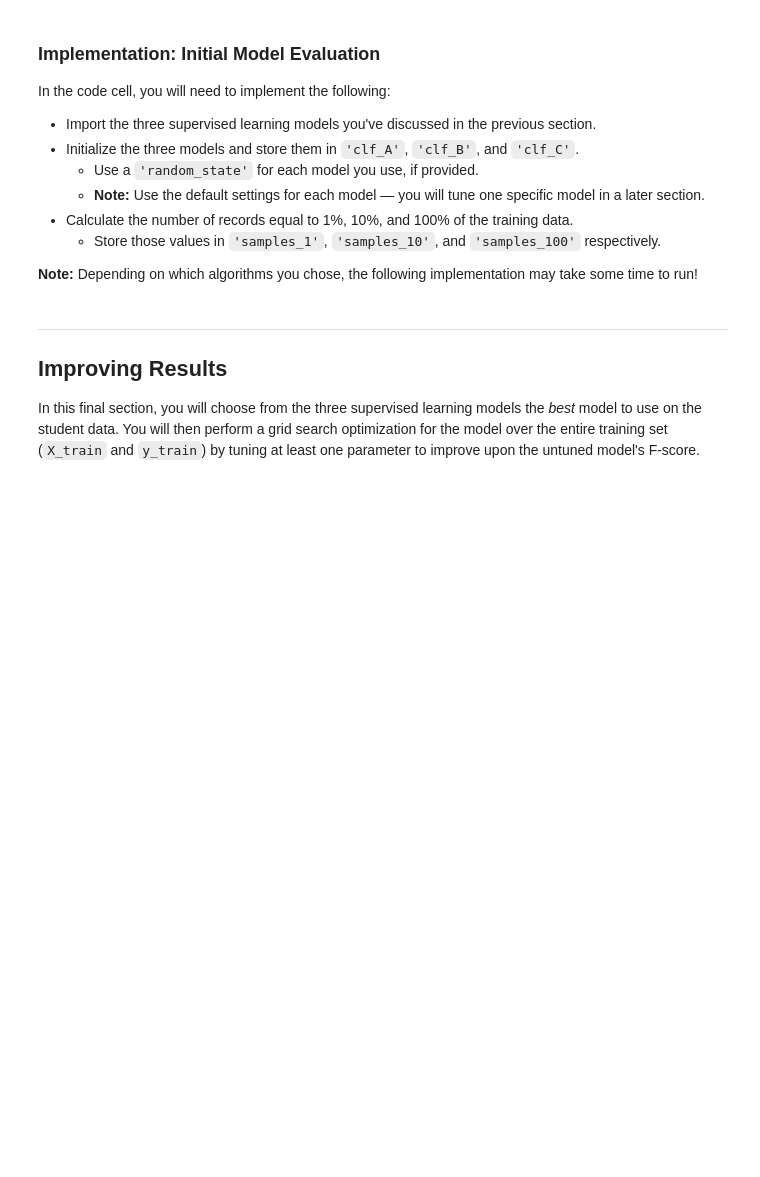
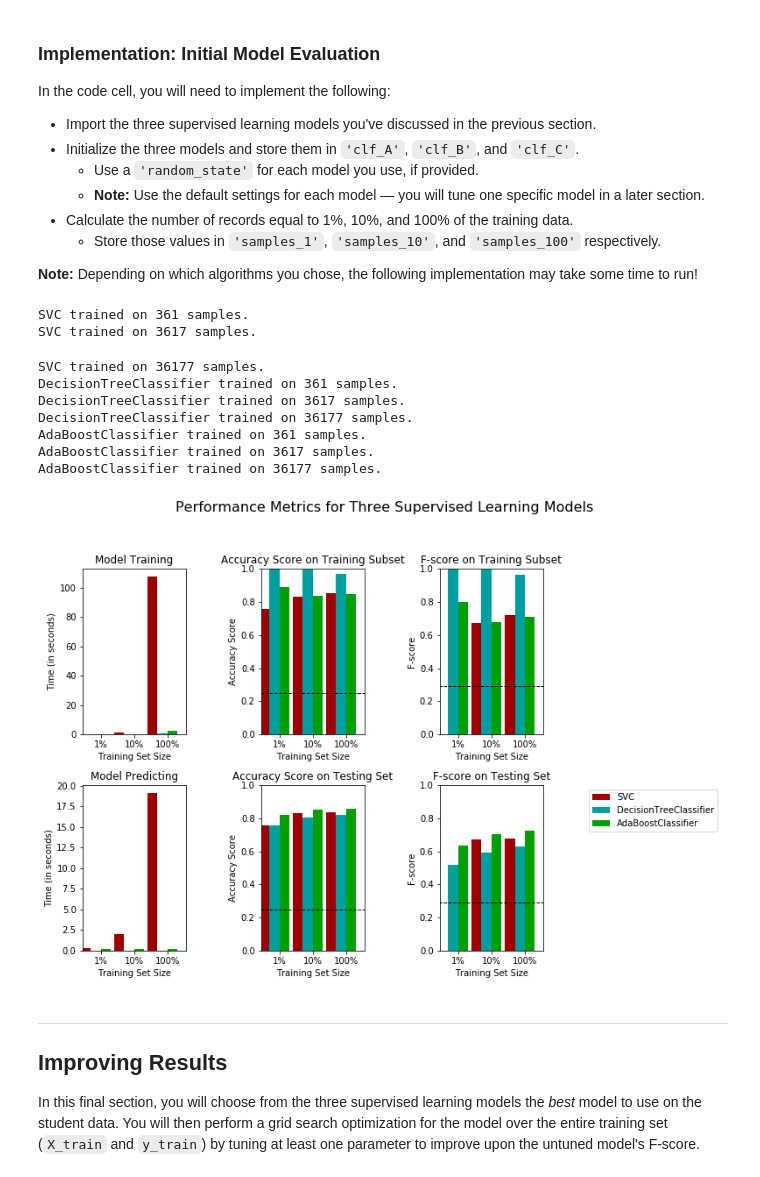
Before and after one commit to juadel/MLProjects, a Jupyter notebook: Finding donors/finding_donors.ipynb, the cells around one changed output. Cells and saved outputs as stored; diff of their text form; code cells hidden in the pictures; blank space fills up the shorter version.

```diff
--- a/Finding donors/finding_donors.ipynb
+++ b/Finding donors/finding_donors.ipynb
@@ -261,12 +262,12 @@ TN = 0 # No predicted negatives in the naive case
 FN = 0 # No predicted negatives in the naive case
 '''
 # TODO: Calculate accuracy, precision and recall
-accuracy = 0.7521
+accuracy = float(11208) / float(45222)
 recall = 1
-precision = 0.7521
+precision = accuracy
 
 # TODO: Calculate F-score using the formula above for beta = 0.5 and correct values for precision and recall.
-fscore = 0.79125
+fscore = float((1+.25)*(float(11208)/float(45222*1)))/float(((.25 * float(11208)/float(45222)) + 1))
 
 # Print the results
 print("Naive Predictor: [Accuracy score: {:.4f}, F-score: {:.4f}]".format(accuracy, fscore))
@@ -309,6 +358,7 @@ In the code block below, you will need to implement the following:
    - Make sure that you set the `beta` parameter!
 # %%
 # TODO: Import two metrics from sklearn - fbeta_score and accuracy_score
+from sklearn.metrics import fbeta_score, accuracy_score
 
 def train_predict(learner, sample_size, X_train, y_train, X_test, y_test):
     '''
@@ -325,33 +375,33 @@ def train_predict(learner, sample_size, X_train, y_train, X_test, y_test):
 
     # TODO: Fit the learner to the training data using slicing with 'sample_size' using .fit(training_features[:], training_labels[:])
     start = time() # Get start time
-    learner = None
+    learner = learner.fit(X_train[:sample_size],y_train[:sample_size])
     end = time() # Get end time
 
     # TODO: Calculate the training time
-    results['train_time'] = None
+    results['train_time'] = end-start
 
     # TODO: Get the predictions on the test set(X_test),
     #       then get predictions on the first 300 training samples(X_train) using .predict()
     start = time() # Get start time
-    predictions_test = None
-    predictions_train = None
+    predictions_test = learner.predict(X_test)
+    predictions_train = learner.predict(X_train[:300])
     end = time() # Get end time
 
     # TODO: Calculate the total prediction time
-    results['pred_time'] = None
+    results['pred_time'] = end-start
 
     # TODO: Compute accuracy on the first 300 training samples which is y_train[:300]
-    results['acc_train'] = None
+    results['acc_train'] = accuracy_score(y_train[:300],predictions_train)
 
     # TODO: Compute accuracy on test set using accuracy_score()
-    results['acc_test'] = None
+    results['acc_test'] = accuracy_score(y_test,predictions_test)
 
     # TODO: Compute F-score on the the first 300 training samples using fbeta_score()
-    results['f_train'] = None
+    results['f_train'] = fbeta_score(y_train[:300],predictions_train,0.5)
 
     # TODO: Compute F-score on the test set which is y_test
-    results['f_test'] = None
+    results['f_test'] = fbeta_score(y_test,predictions_test,0.5)
 
     # Success
     print("{} trained on {} samples.".format(learner.__class__.__name__, sample_size))
@@ -371,31 +421,44 @@ In the code cell, you will need to implement the following:
 **Note:** Depending on which algorithms you chose, the following implementation may take some time to run!
 # %%
 # TODO: Import the three supervised learning models from sklearn
-
+from sklearn.svm import SVC
+from sklearn.tree import DecisionTreeClassifier
+from sklearn.ensemble import BaggingClassifier, AdaBoostClassifier
 # TODO: Initialize the three models
-clf_A = None
-clf_B = None
-clf_C = None
-
+clf_A = SVC()
+clf_B = DecisionTreeClassifier()
+#clf_C = BaggingClassifier()
+clf_C = AdaBoostClassifier()
 # TODO: Calculate the number of samples for 1%, 10%, and 100% of the training data
 # HINT: samples_100 is the entire training set i.e. len(y_train)
 # HINT: samples_10 is 10% of samples_100 (ensure to set the count of the values to be `int` and not `float`)
 # HINT: samples_1 is 1% of samples_100 (ensure to set the count of the values to be `int` and not `float`)
-samples_100 = None
-samples_10 = None
-samples_1 = None
+samples_100 = len(y_train)
+samples_10 = int(samples_100/10)
+samples_1 = int(samples_100/100)
 
 # Collect results on the learners
 results = {}
 for clf in [clf_A, clf_B, clf_C]:
     clf_name = clf.__class__.__name__
     results[clf_name] = {}
     for i, samples in enumerate([samples_1, samples_10, samples_100]):
         results[clf_name][i] = \
         train_predict(clf, samples, X_train, y_train, X_test, y_test)
 
 # Run metrics visualization for the three supervised learning models chosen
 vs.evaluate(results, accuracy, fscore)
+# %% [output]
+SVC trained on 361 samples.
+SVC trained on 3617 samples.
+SVC trained on 36177 samples.
+DecisionTreeClassifier trained on 361 samples.
+DecisionTreeClassifier trained on 3617 samples.
+DecisionTreeClassifier trained on 36177 samples.
+AdaBoostClassifier trained on 361 samples.
+AdaBoostClassifier trained on 3617 samples.
+AdaBoostClassifier trained on 36177 samples.
+[figure, added]
 # %% [markdown]
 ----
 ## Improving Results
```
Also changed, not shown: parts of 8 cells of this notebook.
